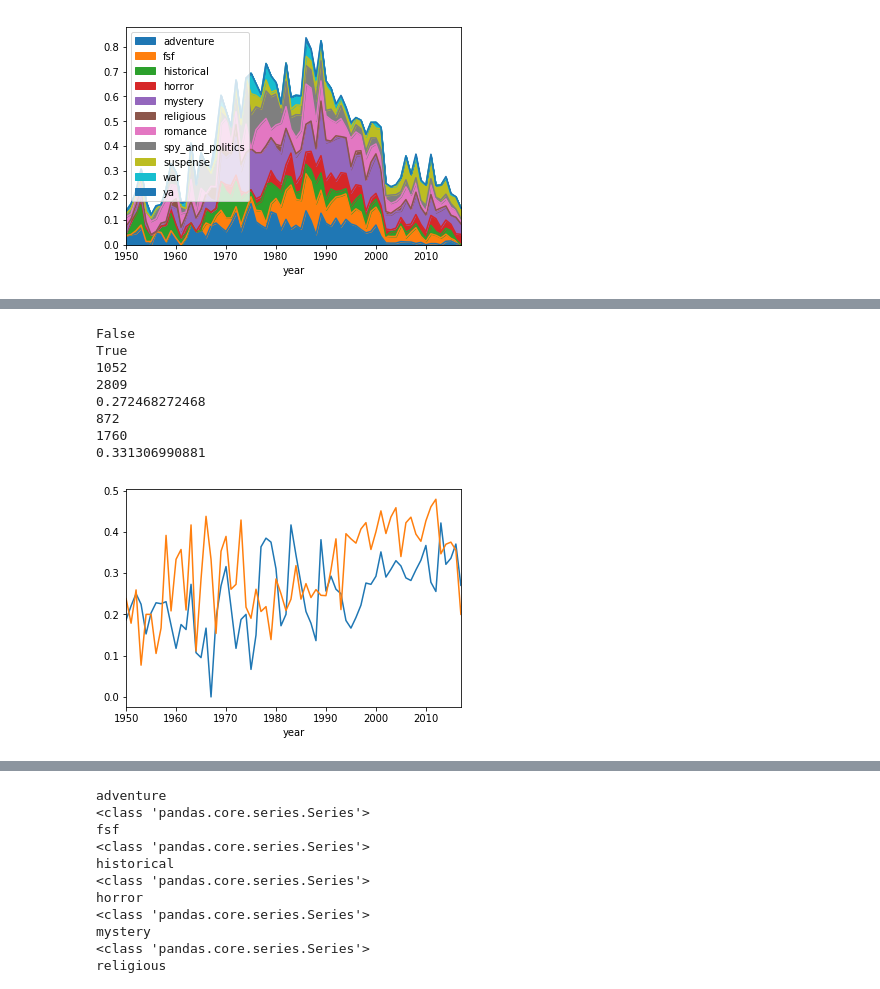
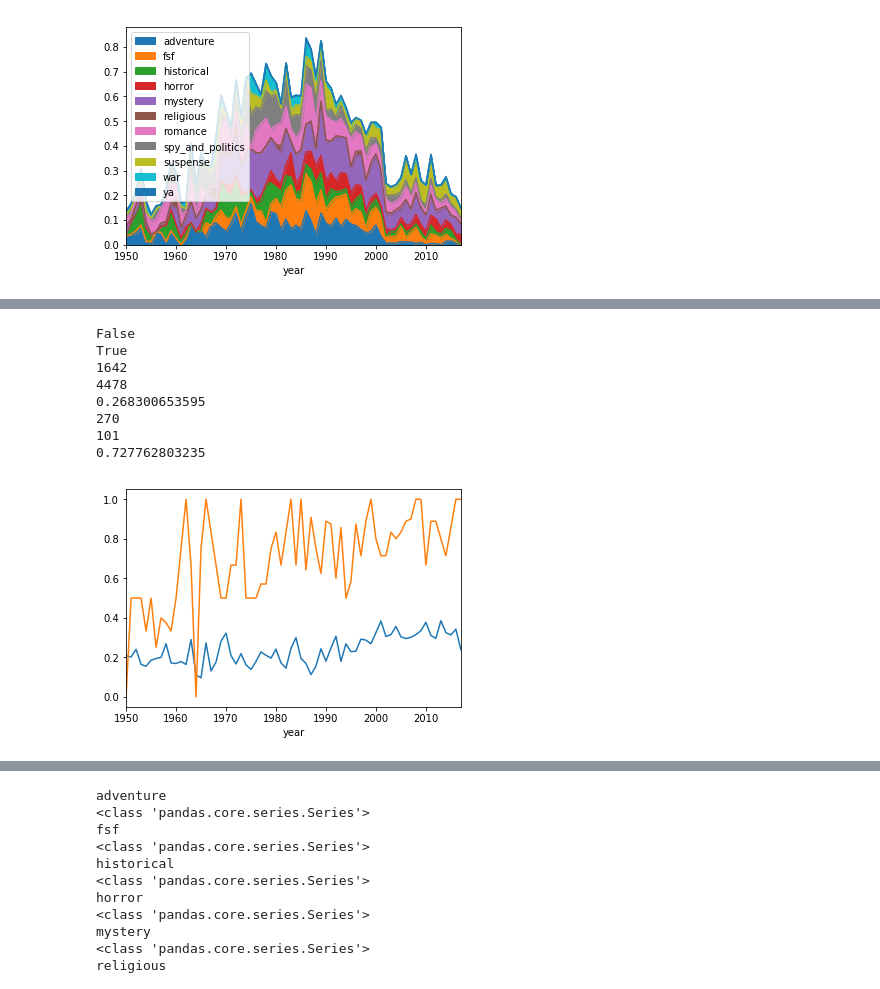
Before and after one commit to cimar/books, a Jupyter notebook: Clean Glue.ipynb, the cells around one changed output, grey strips where cells are left out. Cells and saved outputs as stored; diff of their text form; code cells hidden in the pictures.

```diff
--- a/Clean Glue.ipynb
+++ b/Clean Glue.ipynb
@@ -239,7 +239,8 @@ def load_obj(filename):
         b = pickle.load(handle)
         return b
 
-ta_to_data_dict = load_obj("rock_and_roll.pickle")
+#ta_to_data_dict = load_obj("rock_and_roll.pickle")
+ta_to_data_dict = {}
 # %%
 def suffix(phrase):
     norm_phrase = phrase.replace(',',"").upper()
@@ -505,13 +506,14 @@ def process_raw_list(input_ls):
     i = 0
     for row in input_ls:
         #print row
-        if (i%1000 == 0):
+        if (i%25 == 0):
             print i
-            write_obj(ta_to_data_dict,"rock_and_roll.pickle")
+            write_obj(ta_to_data_dict,"new_wave.pickle")
         date = row[0]
         year = date.year
         if row[2] in skip_these:
             target_row = {"date":date,"title":row[2],"authors":row[2],"year":year,"owi":"","year_pub":"","fast_subjects":[],"genders":[]}
+            skipped_ta.append(ta)
         else:
             ta = title_author_pair(row[2])
             target_row = {"date":date,"title":ta[0],"authors":ta[1],"year":year}
@@ -531,7 +533,7 @@ def process_raw_list(input_ls):
         i = i+1
     return target
 
-processed = process_raw_list(to_process)#thousands)#+thousands[:2000])#thousands)#to_process)
+processed = process_raw_list(fifties+sixties) #to_process)
 print processed[0]
 # %% [output]
 0
@@ -753,3 +739,14 @@ fig.savefig("genre_percent_year.png")
 #fig.savefig("by_week.png")
 # %% [output]
 [figure]
+# %%
+gendered = split_by_gender(processed)
+
+genders = ["female","male"]
+
+i = 0
+for g in gendered:
+    per_df = pandas.DataFrame(percent_genres_binned(g,"year")).set_index("year")
+    fig = per_df.plot.area().get_figure()
+    fig.savefig("genre_percent_year_"+genders[i]+".png")
+    i = i+1
@@ -756,9 +756,10 @@ fig.savefig("genre_percent_year.png")
 # %%
 def is_any_genre(fast_ls):
     for x in fast_ls:
-        for key in genre_dict:
-            if is_genre(x,key):
-                return True
+#        for key in genre_dict:
+        key ="romance"
+        if is_genre(x,key):
+            return True
     return False
 
 df = pandas.DataFrame(processed)
@@ -773,38 +774,38 @@ i = 0
 grouped = df.groupby("is_genre")
 for g in grouped:
     print g[0]
     p = percent_women_binned(g[1],"year")
     if i == 0:
         ax = pandas.DataFrame(p).set_index("year").plot(legend = False)
     else:
         pandas.DataFrame(p).set_index("year").plot(ax = ax,legend=False)
         fig = ax.get_figure()
-        fig.savefig("genre_not_genre.png")
+        #fig.savefig("romance_v_not.png")
     i = i+1
 
 
 grouped = df.groupby(["is_genre","gender"]).size()
 grouped
 
 
 
 i = 0
 for x in grouped:
     if i%2 == 0:
         female = x
         print female
     else:
         male = x
         print male
         print float(female)/float(female+male)
     i = i+1
 # %% [output]
 False
 True
-1052
-2809
-0.272468272468
-872
-1760
-0.331306990881
+1642
+4478
+0.268300653595
+270
+101
+0.727762803235
-[figure, old version]
+[figure, new version]
```
Also changed, not shown: parts of 8 cells of this notebook, 7 other files.
